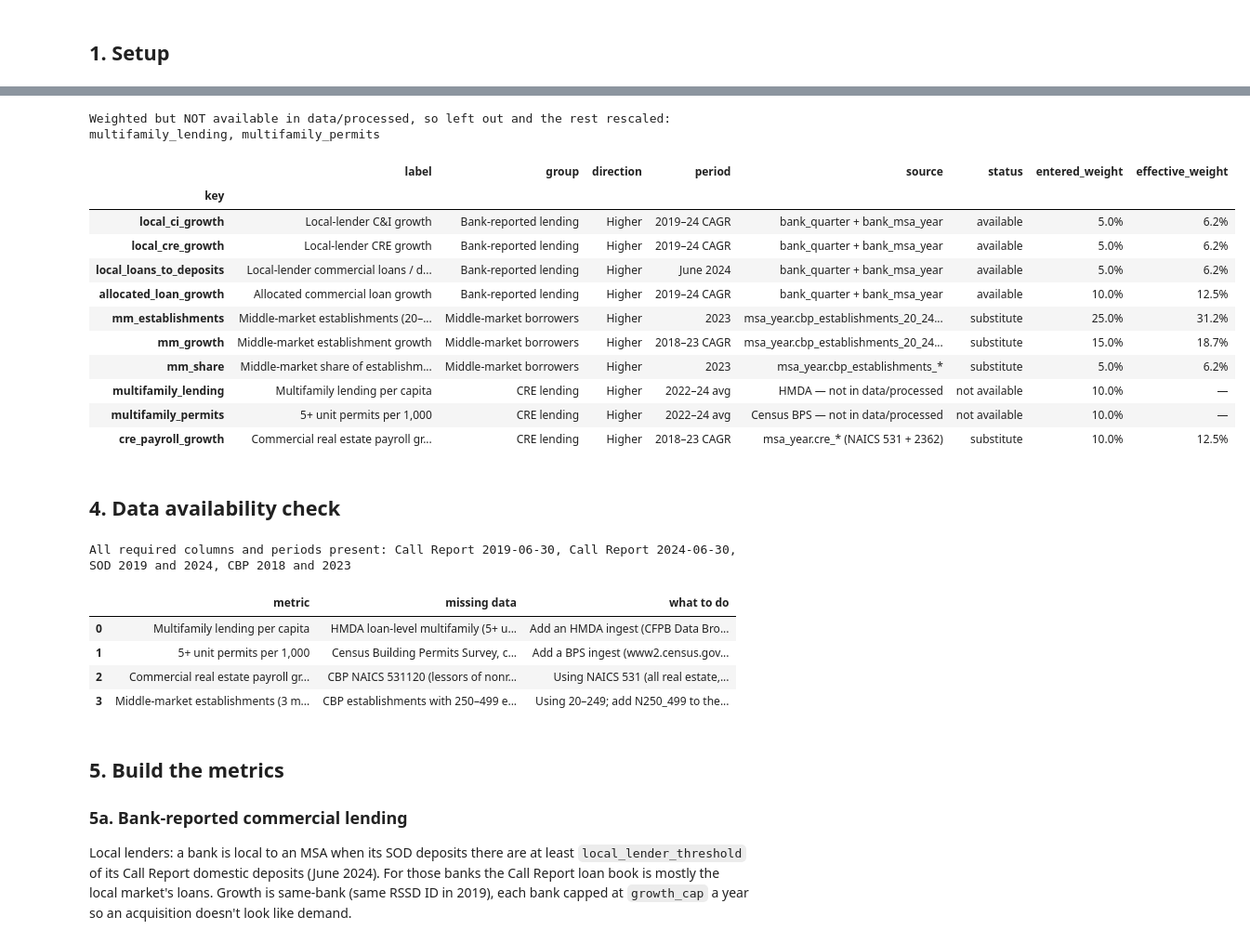
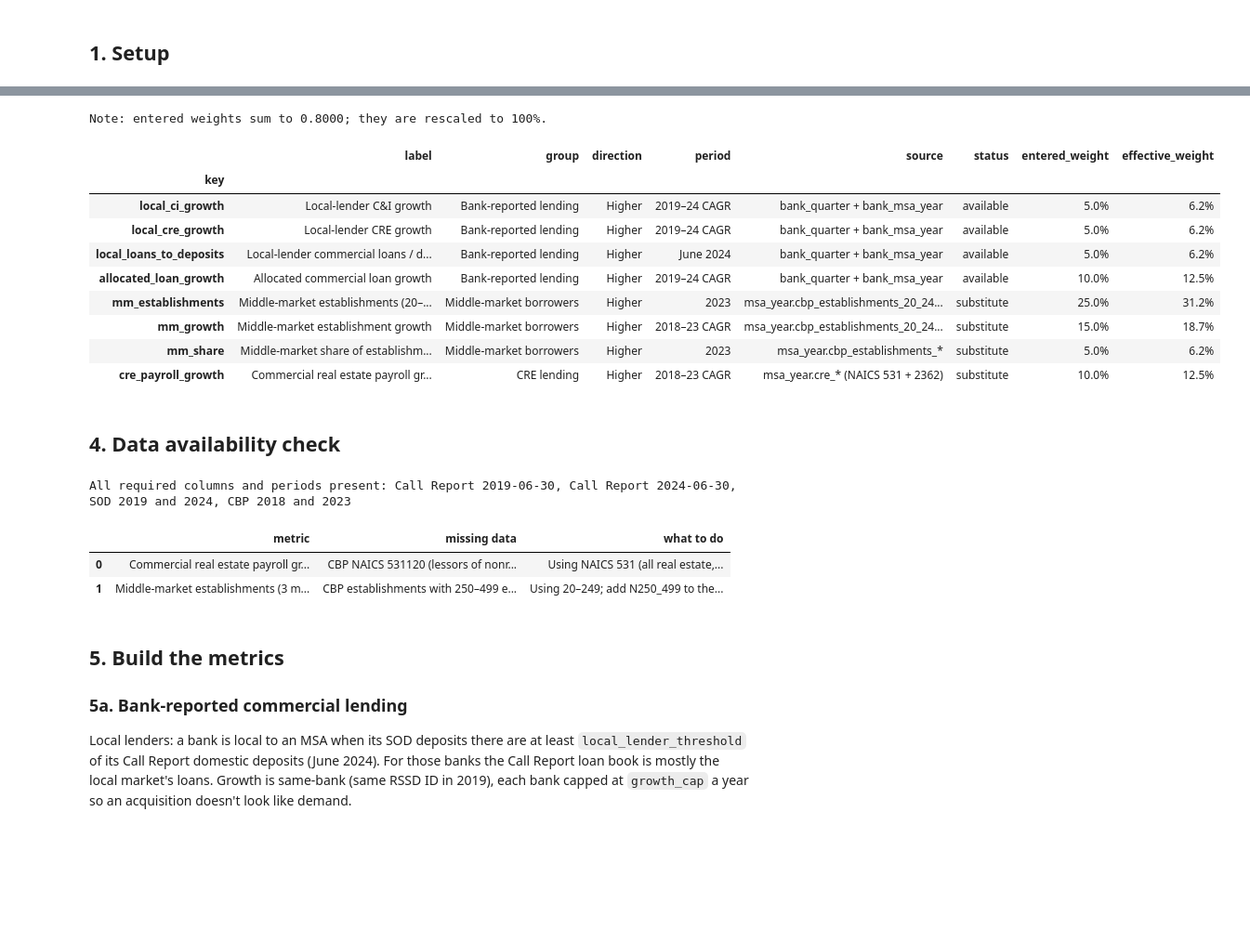
Before and after one commit to Kottakotavenkatakeerthika/bankunited-market-expansion, a Jupyter notebook: notebooks/pillar1_commercial_lending_1.ipynb, the cells around one changed output, grey strips where cells are left out. Shown at 93% size. Saved outputs shown, nothing was run; the diff lists cells and outputs as text; code cells hidden in the pictures; blank space fills up the shorter version.

```diff
--- a/notebooks/pillar1_commercial_lending_1.ipynb
+++ b/notebooks/pillar1_commercial_lending_1.ipynb
@@ -165,8 +167,6 @@ WEIGHTS = {
     "mm_growth":              0.15,
     "mm_share":               0.05,
     # CRE lending
-    "multifamily_lending":    0.10,   # not available in data/processed (HMDA) — skipped
-    "multifamily_permits":    0.10,   # not available in data/processed (Census BPS) — skipped
     "cre_payroll_growth":     0.10,
 }
 
@@ -199,38 +199,34 @@ PILLAR_TAG = "pillar1"
 REGISTRY = pd.DataFrame([
     # key, label, group, direction, period, source, status
     ("local_ci_growth", "Local-lender C&I growth", "Bank-reported lending", "Higher", "2019–24 CAGR", "bank_quarter + bank_msa_year", "available"),
     ("local_cre_growth", "Local-lender CRE growth", "Bank-reported lending", "Higher", "2019–24 CAGR", "bank_quarter + bank_msa_year", "available"),
     ("local_loans_to_deposits", "Local-lender commercial loans / deposits", "Bank-reported lending", "Higher", "June 2024", "bank_quarter + bank_msa_year", "available"),
     ("allocated_loan_growth", "Allocated commercial loan growth", "Bank-reported lending", "Higher", "2019–24 CAGR", "bank_quarter + bank_msa_year", "available"),
     ("mm_establishments", "Middle-market establishments (20–249)", "Middle-market borrowers", "Higher", "2023", "msa_year.cbp_establishments_20_249_count", "substitute"),
     ("mm_growth", "Middle-market establishment growth", "Middle-market borrowers", "Higher", "2018–23 CAGR", "msa_year.cbp_establishments_20_249_count", "substitute"),
     ("mm_share", "Middle-market share of establishments", "Middle-market borrowers", "Higher", "2023", "msa_year.cbp_establishments_*", "substitute"),
-    ("multifamily_lending", "Multifamily lending per capita", "CRE lending", "Higher", "2022–24 avg", "HMDA — not in data/processed", "not available"),
-    ("multifamily_permits", "5+ unit permits per 1,000", "CRE lending", "Higher", "2022–24 avg", "Census BPS — not in data/processed", "not available"),
     ("cre_payroll_growth", "Commercial real estate payroll growth", "CRE lending", "Higher", "2018–23 CAGR", "msa_year.cre_* (NAICS 531 + 2362)", "substitute"),
 ], columns=["key", "label", "group", "direction", "period", "source", "status"]).set_index("key")
 
 EFFECTIVE = check_weights(WEIGHTS, REGISTRY)
 ACTIVE = list(EFFECTIVE.index)
 DIRECTIONS = REGISTRY.direction.to_dict()
 REGISTRY["entered_weight"] = pd.Series(WEIGHTS)
 REGISTRY["effective_weight"] = EFFECTIVE
 display_reg = REGISTRY.assign(entered_weight=REGISTRY.entered_weight.map("{:.1%}".format),
                               effective_weight=REGISTRY.effective_weight.map(lambda v: "—" if pd.isna(v) else f"{v:.1%}"))
 display_reg
 # %% [output]
-Weighted but NOT available in data/processed, so left out and the rest rescaled: multifamily_lending, multifamily_permits
+Note: entered weights sum to 0.8000; they are rescaled to 100%.
 |  | label | group | direction | period | source | status | entered_weight | effective_weight |
 | key |  |  |  |  |  |  |  |  |
 | local_ci_growth | Local-lender C&I growth | Bank-reported lending | Higher | 2019–24 CAGR | bank_quarter + bank_msa_year | available | 5.0% | 6.2% |
 | local_cre_growth | Local-lender CRE growth | Bank-reported lending | Higher | 2019–24 CAGR | bank_quarter + bank_msa_year | available | 5.0% | 6.2% |
 | local_loans_to_deposits | Local-lender commercial loans / d... | Bank-reported lending | Higher | June 2024 | bank_quarter + bank_msa_year | available | 5.0% | 6.2% |
 | allocated_loan_growth | Allocated commercial loan growth | Bank-reported lending | Higher | 2019–24 CAGR | bank_quarter + bank_msa_year | available | 10.0% | 12.5% |
 | mm_establishments | Middle-market establishments (20–... | Middle-market borrowers | Higher | 2023 | msa_year.cbp_establishments_20_24... | substitute | 25.0% | 31.2% |
 | mm_growth | Middle-market establishment growth | Middle-market borrowers | Higher | 2018–23 CAGR | msa_year.cbp_establishments_20_24... | substitute | 15.0% | 18.7% |
 | mm_share | Middle-market share of establishm... | Middle-market borrowers | Higher | 2023 | msa_year.cbp_establishments_* | substitute | 5.0% | 6.2% |
-| multifamily_lending | Multifamily lending per capita | CRE lending | Higher | 2022–24 avg | HMDA — not in data/processed | not available | 10.0% | — |
-| multifamily_permits | 5+ unit permits per 1,000 | CRE lending | Higher | 2022–24 avg | Census BPS — not in data/processed | not available | 10.0% | — |
 | cre_payroll_growth | Commercial real estate payroll gr... | CRE lending | Higher | 2018–23 CAGR | msa_year.cre_* (NAICS 531 + 2362) | substitute | 10.0% | 12.5% |
 # %% [markdown]
 ## 4. Data availability check
@@ -257,8 +253,6 @@ assert all(checks.values()), checks
 print("All required columns and periods present:", ", ".join(checks))
 
 NOT_AVAILABLE = pd.DataFrame([
-    ("Multifamily lending per capita", "HMDA loan-level multifamily (5+ unit) originations by county", "Add an HMDA ingest (CFPB Data Browser nationwide CSV, total_units 5+)"),
-    ("5+ unit permits per 1,000", "Census Building Permits Survey, county annual, 5+ unit buildings", "Add a BPS ingest (www2.census.gov/econ/bps/County/coYYYYa.txt)"),
     ("Commercial real estate payroll growth", "CBP NAICS 531120 (lessors of nonresidential buildings)", "Using NAICS 531 (all real estate, includes residential lessors) until 531120 is ingested"),
     ("Middle-market establishments (3 metrics)", "CBP establishments with 250–499 employees", "Using 20–249; add N250_499 to the CBP ingest for the 20–499 definition"),
 ], columns=["metric", "missing data", "what to do"])
@@ -266,10 +260,8 @@ NOT_AVAILABLE
 # %% [output]
 All required columns and periods present: Call Report 2019-06-30, Call Report 2024-06-30, SOD 2019 and 2024, CBP 2018 and 2023
 |  | metric | missing data | what to do |
-| 0 | Multifamily lending per capita | HMDA loan-level multifamily (5+ u... | Add an HMDA ingest (CFPB Data Bro... |
-| 1 | 5+ unit permits per 1,000 | Census Building Permits Survey, c... | Add a BPS ingest (www2.census.gov... |
-| 2 | Commercial real estate payroll gr... | CBP NAICS 531120 (lessors of nonr... | Using NAICS 531 (all real estate,... |
-| 3 | Middle-market establishments (3 m... | CBP establishments with 250–499 e... | Using 20–249; add N250_499 to the... |
+| 0 | Commercial real estate payroll gr... | CBP NAICS 531120 (lessors of nonr... | Using NAICS 531 (all real estate,... |
+| 1 | Middle-market establishments (3 m... | CBP establishments with 250–499 e... | Using 20–249; add N250_499 to the... |
 # %% [markdown]
 ## 5. Build the metrics
 
```
Also changed, not shown: parts of 6 cells of this notebook, 45 other files.
